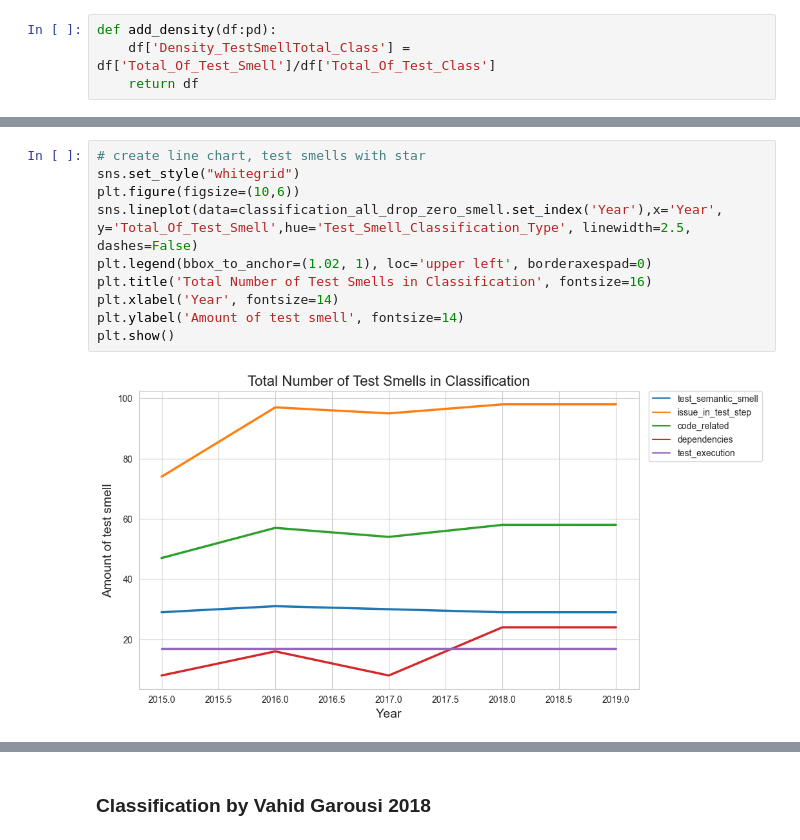
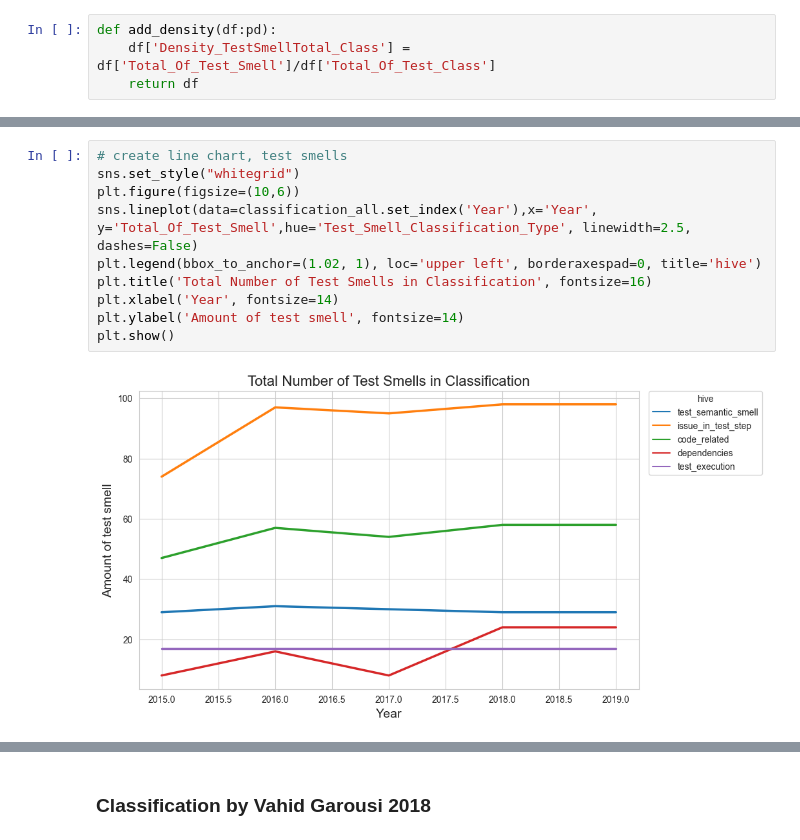
Before and after one commit to JiramedWi/github_api_extractor, a Jupyter notebook: seaborn_tutorial/graph_hive.ipynb, the cells around one changed output, grey strips where cells are left out. Cells and saved outputs as stored; diff of their text form.

```diff
--- a/seaborn_tutorial/graph_hive.ipynb
+++ b/seaborn_tutorial/graph_hive.ipynb
@@ -262,12 +224,12 @@ memory usage: 7.7+ KB
 # %%
-# create line chart, test smells with star
+# create line chart, test smells
 sns.set_style("whitegrid")
 plt.figure(figsize=(10,6))
-sns.lineplot(data=classification_all_drop_zero_smell.set_index('Year'),x='Year', y='Total_Of_Test_Smell',hue='Test_Smell_Classification_Type', linewidth=2.5, dashes=False)
-plt.legend(bbox_to_anchor=(1.02, 1), loc='upper left', borderaxespad=0)
+sns.lineplot(data=classification_all.set_index('Year'),x='Year', y='Total_Of_Test_Smell',hue='Test_Smell_Classification_Type', linewidth=2.5, dashes=False)
+plt.legend(bbox_to_anchor=(1.02, 1), loc='upper left', borderaxespad=0, title='hive')
 plt.title('Total Number of Test Smells in Classification', fontsize=16)
 plt.xlabel('Year', fontsize=14)
 plt.ylabel('Amount of test smell', fontsize=14)
 plt.show()
 # %% [output]
-[figure, old version]
+[figure, new version]
```
Also changed, not shown: parts of 30 cells of this notebook, 3 other files.
